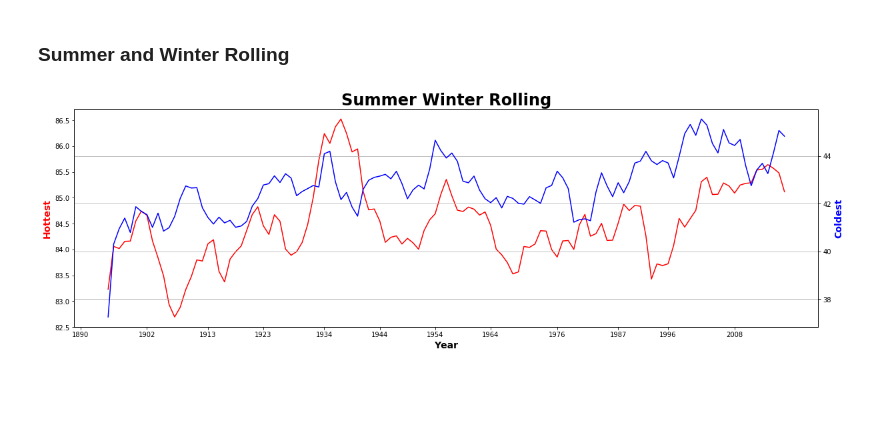
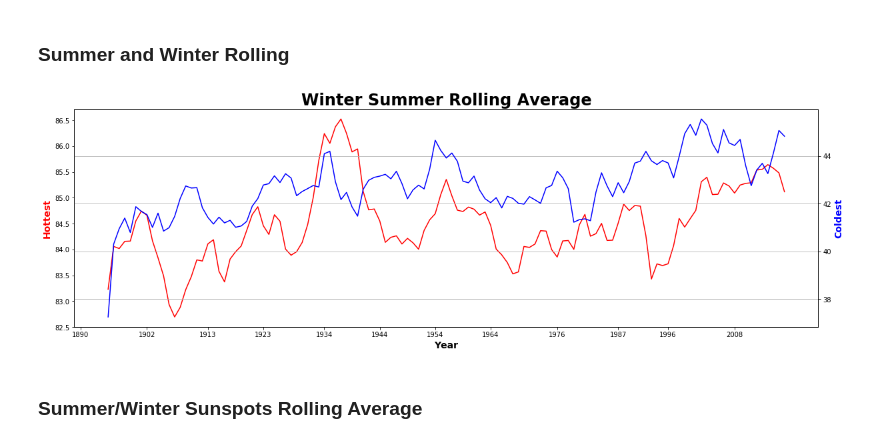
Before and after one commit to A-Grabish/solis-projectum, a Jupyter notebook: Final/Solis-Projectum-Data.Analysis.ipynb, the cells around one changed output. Cells and saved outputs as stored; diff of their text form; code cells hidden in the pictures; blank space fills up the shorter version.

Commit message:
summer and winter with the sun

```diff
--- a/Final/Solis-Projectum-Data.Analysis.ipynb
+++ b/Final/Solis-Projectum-Data.Analysis.ipynb
@@ -150,13 +149,12 @@ temp_min_winter.rename(index=str, columns={'level_1': 'Month',0:'Temp'}, inplace
 winter_year = []
 for index, row in temp_min_winter.iterrows():
     if row["Month"] == "Dec":
-        w_year = row["Year"]+1
-        if w_year != 2018:
-            winter_year.append(w_year)
+        winter_year.append(row["Year"]+1)
     else:
         winter_year.append(row["Year"])
 
 temp_min_winter["Winter Year"] = winter_year
+temp_min_winter = temp_min_winter[temp_min_winter["Winter Year"] != 2018]
 # %%
 # Generate the Plot (summer)
 plt.figure(figsize = (20,6))
@@ -196,25 +194,26 @@ plt.show()
 # %%
 # Generate the Plot
 fig = plt.figure(figsize = (20,6))
 ax1 = fig.add_subplot(1, 1, 1)
 ax2 = ax1.twinx()
 
-ax1.set_title("Winter Summer Rolling",fontdict = {'fontsize': 24, 'fontweight': 'bold'})
+ax1.set_title("Winter Summer Rolling Average",fontdict = {'fontsize': 24, 'fontweight': 'bold'})
 ax1.set_xlabel("Year", fontdict = {'fontsize': 14, 'fontweight': 'bold'})
 ax1.set_ylabel("Hottest", fontdict = {'fontsize': 14, 'fontweight': 'bold'}, color = "red")
 ax2.set_ylabel("Coldest", fontdict = {'fontsize': 14, 'fontweight': 'bold'}, color = "blue")
 
 x_axis = temp_min_winter_mean.index
 temp_min_winter_rolling_mean = temp_min_winter_mean.rolling(window=5, min_periods=1).mean()
 temp_max_summer_rolling_mean = temp_max_summer_mean.rolling(window=5, min_periods=1).mean()
 
 ax1.set_xticks(solar_minimum_years)
 ax1.plot(x_axis, temp_max_summer_rolling_mean, color='red')
 ax2.plot(x_axis, temp_min_winter_rolling_mean, color='blue')
 
-
 plt.grid(True)
-#plt.savefig(plots_file_name+"Winter.Summer_Rolling.Average.png")
+plt.savefig(plots_file_name+"Winter.Summer_Rolling.Average.png")
 plt.show()
 # %% [output]
-[figure, old version]
+[figure, new version]
+# %% [markdown]
+### Summer/Winter Sunspots Rolling Average
```
Also changed, not shown: parts of 12 cells of this notebook, 6 other files.
